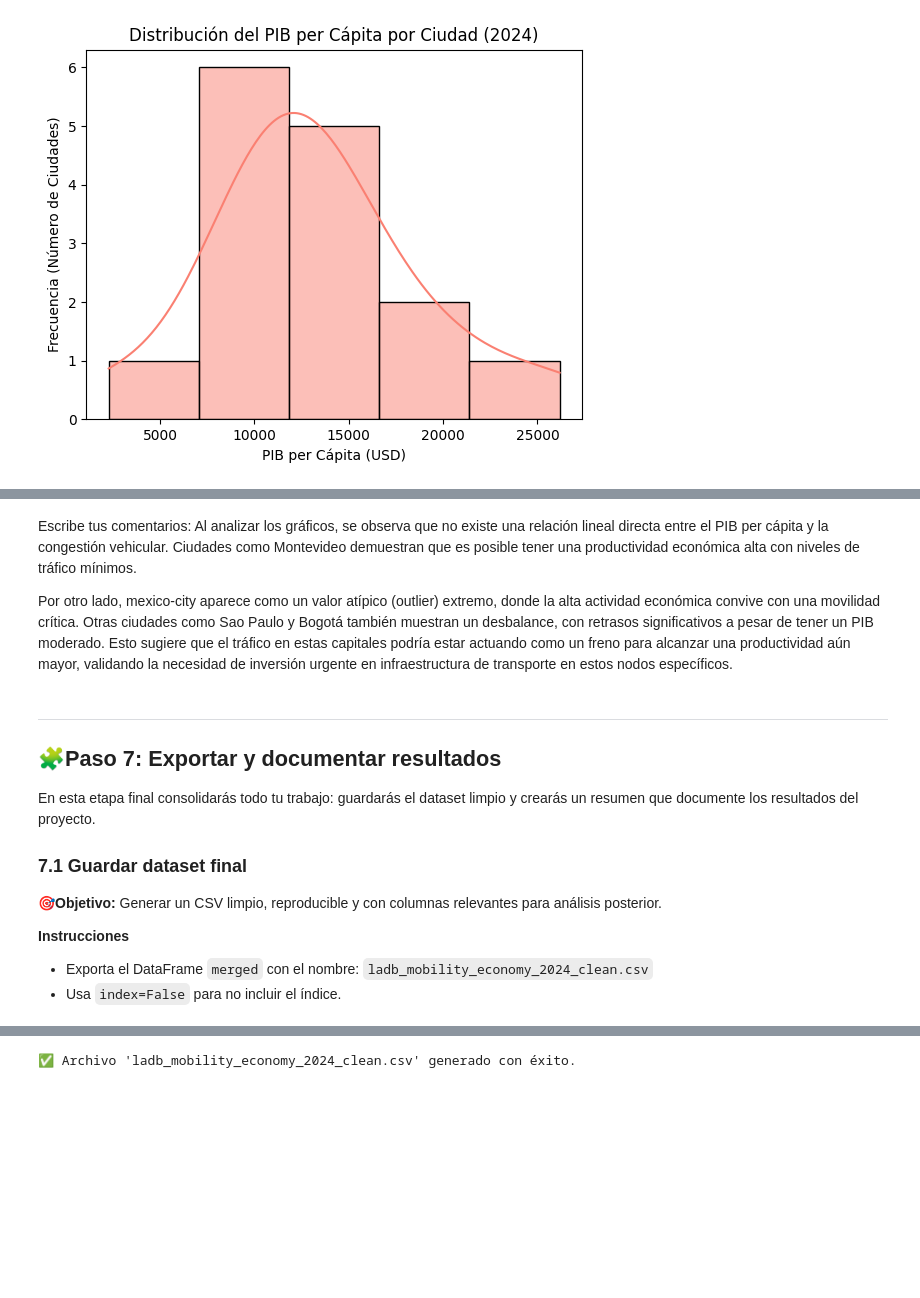
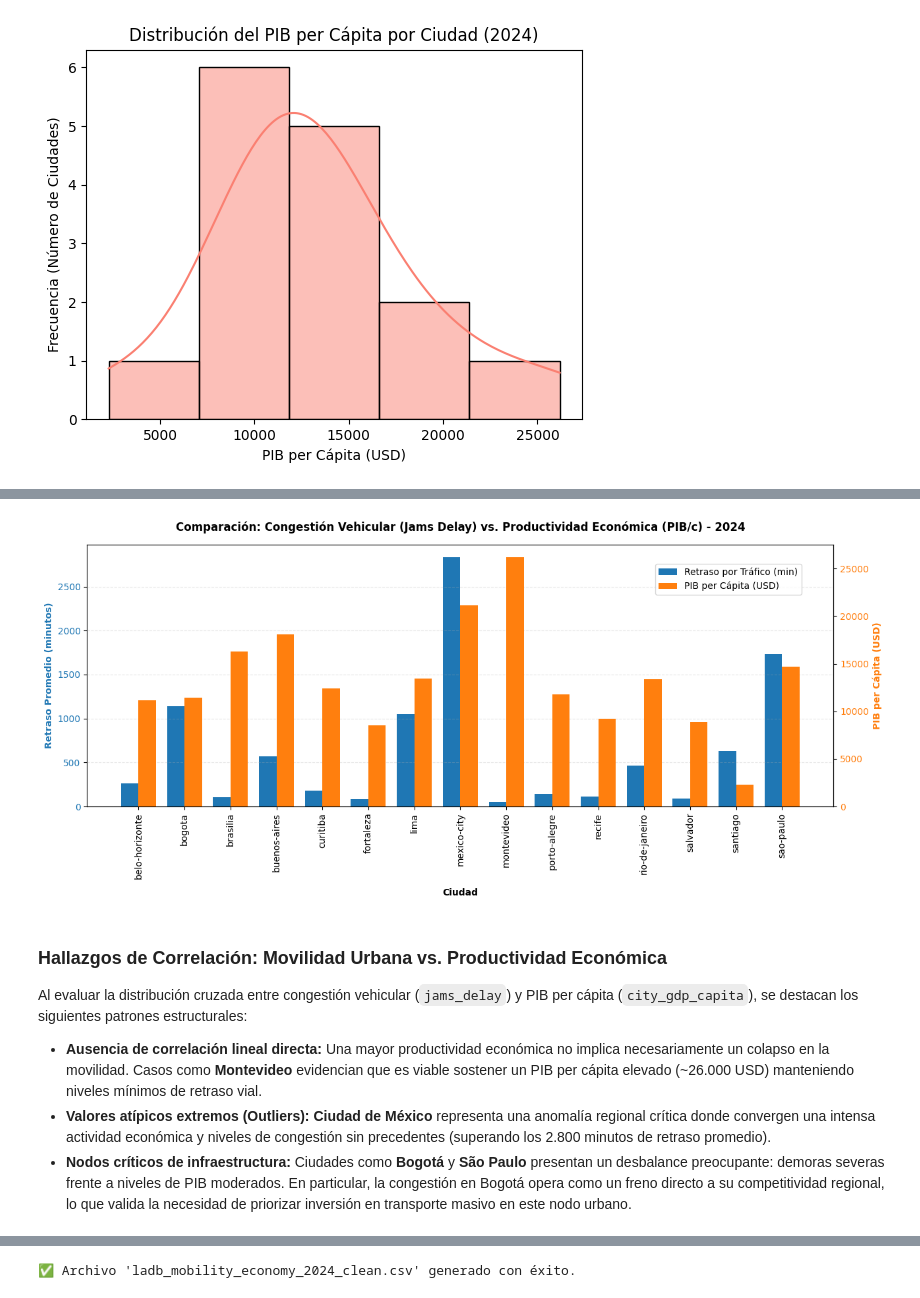
Before and after one commit to josecamilocastrohernandez/urban-mobility-latam-analysis, a Jupyter notebook: urban_mobility_analysis.ipynb, the cells around one changed output, grey strips where cells are left out. Saved outputs shown, nothing was run; the diff lists cells and outputs as text; code cells hidden in the pictures; blank space fills up the shorter version.

Commit message:
refactor: polish executive summary, dual-axis plot and clean data types

```diff
--- a/urban_mobility_analysis.ipynb
+++ b/urban_mobility_analysis.ipynb
@@ -568,21 +550,40 @@ Excelente trabajo llegando a esta etapa del análisis. Antes de avanzar, revisa
-# %% [markdown]
-Escribe tus comentarios: Al analizar los gráficos, se observa que no existe una relación lineal directa entre el PIB per cápita y la congestión vehicular. Ciudades como Montevideo demuestran que es posible tener una productividad económica alta con niveles de tráfico mínimos.
-
-Por otro lado, mexico-city aparece como un valor atípico (outlier) extremo, donde la alta actividad económica convive con una movilidad crítica. Otras ciudades como Sao Paulo y Bogotá también muestran un desbalance, con retrasos significativos a pesar de tener un PIB moderado. Esto sugiere que el tráfico en estas capitales podría estar actuando como un freno para alcanzar una productividad aún mayor, validando la necesidad de inversión urgente en infraestructura de transporte en estos nodos específicos.
-# %% [markdown]
-
----
-
-## 🧩Paso 7: Exportar y documentar resultados
-
-En esta etapa final consolidarás todo tu trabajo: guardarás el dataset limpio y crearás un resumen que documente los resultados del proyecto.
-
-### 7.1 Guardar dataset final
-
-**🎯Objetivo:**
-Generar un CSV limpio, reproducible y con columnas relevantes para análisis posterior.
-
-**Instrucciones**
-
-- Exporta el DataFrame `merged` con el nombre: `ladb_mobility_economy_2024_clean.csv`
-- Usa `index=False` para no incluir el índice.
+# %%
+# Gráfico comparativo de doble eje: Retraso por Tráfico vs. PIB per Cápita por Ciudad
+fig, ax1 = plt.subplots(figsize=(13, 6))
+
+x = np.arange(len(merged['city']))
+width = 0.38
+
+# Eje 1 (Izquierda): Minutos de retraso por congestión
+color1 = '#1f77b4'
+ax1.bar(x - width/2, merged['jams_delay'], width, label='Retraso por Tráfico (min)', color=color1)
+ax1.set_xlabel('Ciudad', fontweight='bold', labelpad=10)
+ax1.set_ylabel('Retraso Promedio (minutos)', color=color1, fontweight='bold')
+ax1.tick_params(axis='y', labelcolor=color1)
+ax1.set_xticks(x)
+ax1.set_xticklabels(merged['city'], rotation=90)
+ax1.grid(axis='y', linestyle='--', alpha=0.3)
+
+# Eje 2 (Derecha): PIB per cápita
+ax2 = ax1.twinx()
+color2 = '#ff7f0e'
+ax2.bar(x + width/2, merged['city_gdp_capita'], width, label='PIB per Cápita (USD)', color=color2)
+ax2.set_ylabel('PIB per Cápita (USD)', color=color2, fontweight='bold')
+ax2.tick_params(axis='y', labelcolor=color2)
+
+# Título y leyenda combinada
+plt.title('Comparación: Congestión Vehicular (Jams Delay) vs. Productividad Económica (PIB/c) - 2024', fontweight='bold', pad=15)
+fig.legend(loc='upper right', bbox_to_anchor=(0.9, 0.88), frameon=True)
+
+plt.tight_layout()
+plt.show()
+# %% [output]
+[figure, added]
+# %% [markdown]
+### Hallazgos de Correlación: Movilidad Urbana vs. Productividad Económica
+
+Al evaluar la distribución cruzada entre congestión vehicular (`jams_delay`) y PIB per cápita (`city_gdp_capita`), se destacan los siguientes patrones estructurales:
+
+* **Ausencia de correlación lineal directa:** Una mayor productividad económica no implica necesariamente un colapso en la movilidad. Casos como **Montevideo** evidencian que es viable sostener un PIB per cápita elevado (~26.000 USD) manteniendo niveles mínimos de retraso vial.
+* **Valores atípicos extremos (Outliers):** **Ciudad de México** representa una anomalía regional crítica donde convergen una intensa actividad económica y niveles de congestión sin precedentes (superando los 2.800 minutos de retraso promedio).
+* **Nodos críticos de infraestructura:** Ciudades como **Bogotá** y **São Paulo** presentan un desbalance preocupante: demoras severas frente a niveles de PIB moderados. En particular, la congestión en Bogotá opera como un freno directo a su competitividad regional, lo que valida la necesidad de priorizar inversión en transporte masivo en este nodo urbano.
```
Also changed, not shown: parts of 12 cells of this notebook.
